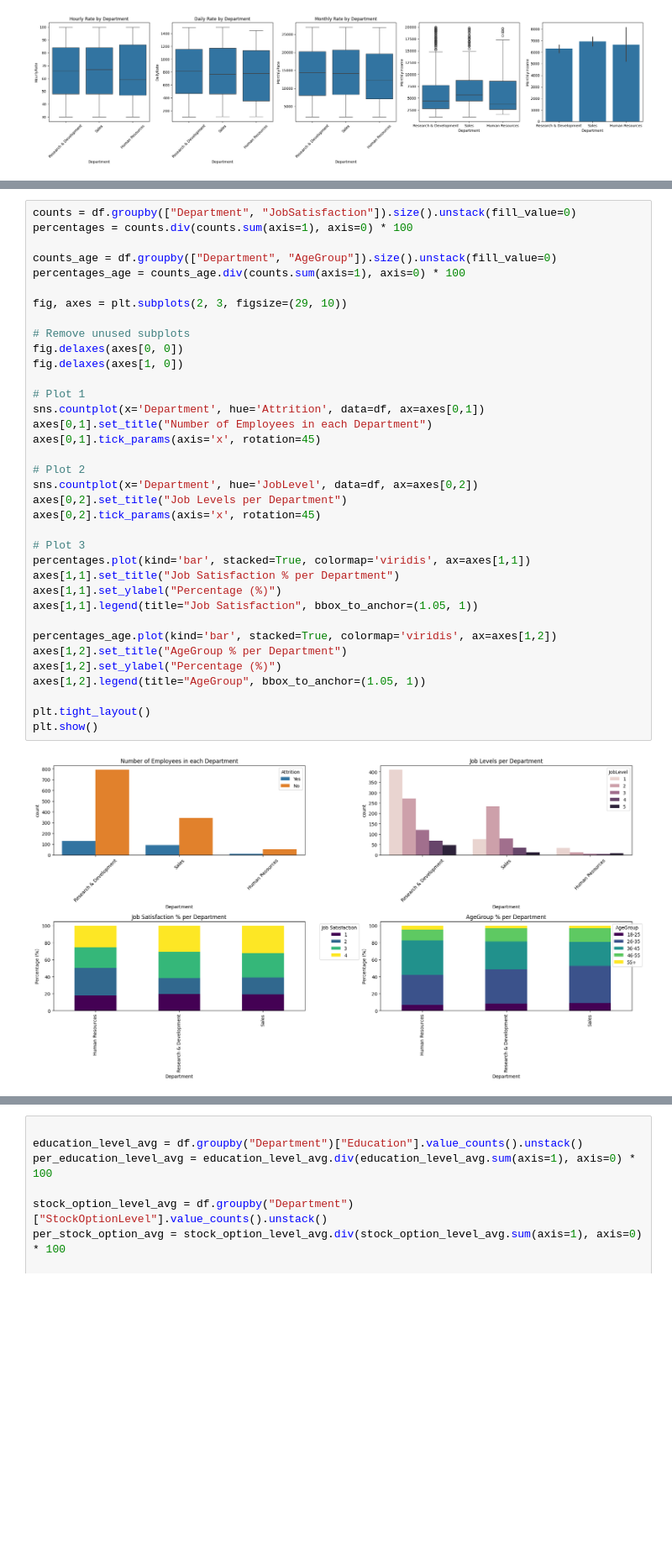
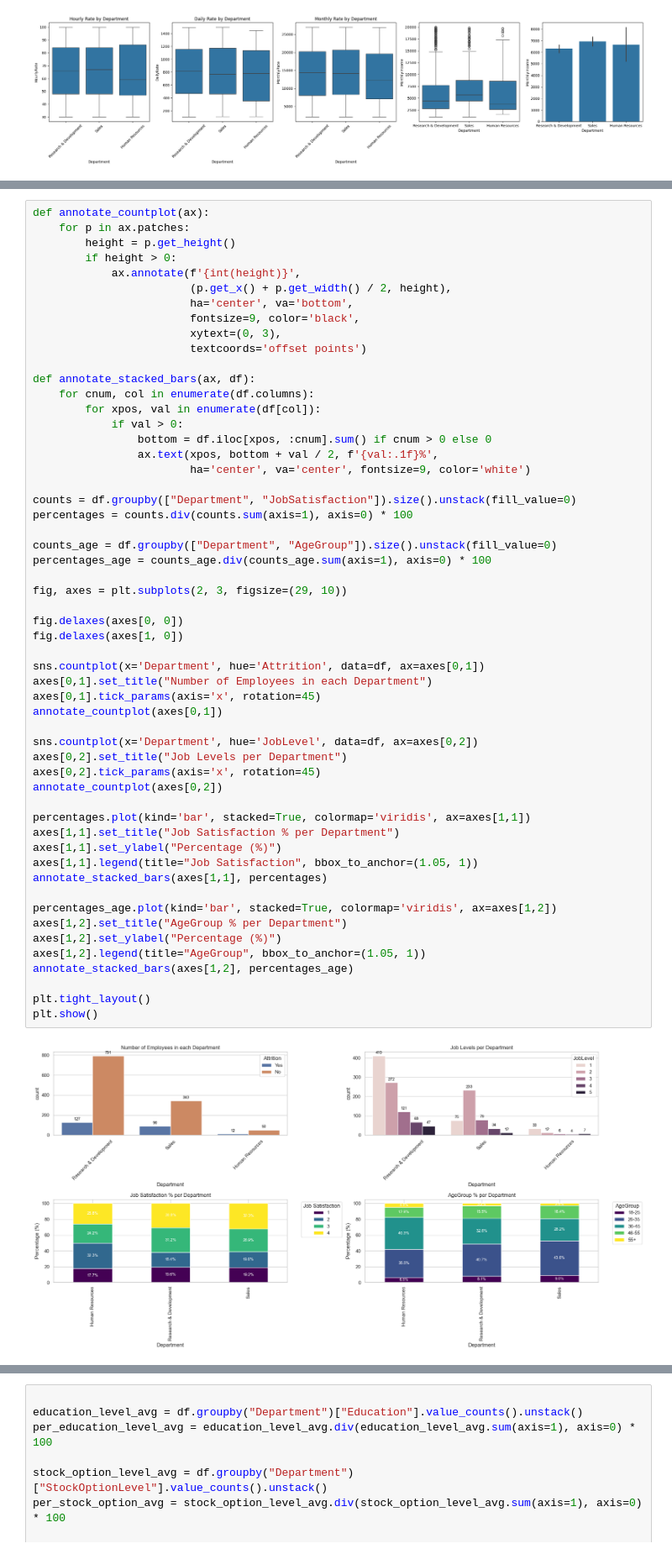
Before and after one commit to Seiflegnioui/Data-Humain_Resource_Analytics-, a Jupyter notebook: app.ipynb, the cells around one changed output, grey strips where cells are left out. Shown at 84% size. Saved outputs shown, nothing was run; the diff lists cells and outputs as text; blank space fills up the shorter version.

```diff
--- a/app.ipynb
+++ b/app.ipynb
@@ -176,38 +176,57 @@ MothtlyIncome:
 # %%
+def annotate_countplot(ax):
+    for p in ax.patches:
+        height = p.get_height()
+        if height > 0:
+            ax.annotate(f'{int(height)}',
+                        (p.get_x() + p.get_width() / 2, height),
+                        ha='center', va='bottom',
+                        fontsize=9, color='black',
+                        xytext=(0, 3),
+                        textcoords='offset points')
+
+def annotate_stacked_bars(ax, df):
+    for cnum, col in enumerate(df.columns):
+        for xpos, val in enumerate(df[col]):
+            if val > 0:
+                bottom = df.iloc[xpos, :cnum].sum() if cnum > 0 else 0
+                ax.text(xpos, bottom + val / 2, f'{val:.1f}%',
+                        ha='center', va='center', fontsize=9, color='white')
+
 counts = df.groupby(["Department", "JobSatisfaction"]).size().unstack(fill_value=0)
 percentages = counts.div(counts.sum(axis=1), axis=0) * 100
 
 counts_age = df.groupby(["Department", "AgeGroup"]).size().unstack(fill_value=0)
-percentages_age = counts_age.div(counts.sum(axis=1), axis=0) * 100
+percentages_age = counts_age.div(counts_age.sum(axis=1), axis=0) * 100
 
 fig, axes = plt.subplots(2, 3, figsize=(29, 10))
 
-# Remove unused subplots
 fig.delaxes(axes[0, 0])
 fig.delaxes(axes[1, 0])
 
-# Plot 1
 sns.countplot(x='Department', hue='Attrition', data=df, ax=axes[0,1])
 axes[0,1].set_title("Number of Employees in each Department")
 axes[0,1].tick_params(axis='x', rotation=45)
+annotate_countplot(axes[0,1])
 
-# Plot 2
 sns.countplot(x='Department', hue='JobLevel', data=df, ax=axes[0,2])
 axes[0,2].set_title("Job Levels per Department")
 axes[0,2].tick_params(axis='x', rotation=45)
+annotate_countplot(axes[0,2])
 
-# Plot 3
 percentages.plot(kind='bar', stacked=True, colormap='viridis', ax=axes[1,1])
 axes[1,1].set_title("Job Satisfaction % per Department")
 axes[1,1].set_ylabel("Percentage (%)")
 axes[1,1].legend(title="Job Satisfaction", bbox_to_anchor=(1.05, 1))
+annotate_stacked_bars(axes[1,1], percentages)
 
 percentages_age.plot(kind='bar', stacked=True, colormap='viridis', ax=axes[1,2])
 axes[1,2].set_title("AgeGroup % per Department")
 axes[1,2].set_ylabel("Percentage (%)")
 axes[1,2].legend(title="AgeGroup", bbox_to_anchor=(1.05, 1))
+annotate_stacked_bars(axes[1,2], percentages_age)
 
 plt.tight_layout()
 plt.show()
 # %% [output]
-[figure, old version]
+[figure, new version]
```
Also changed, not shown: parts of 8 cells of this notebook.
